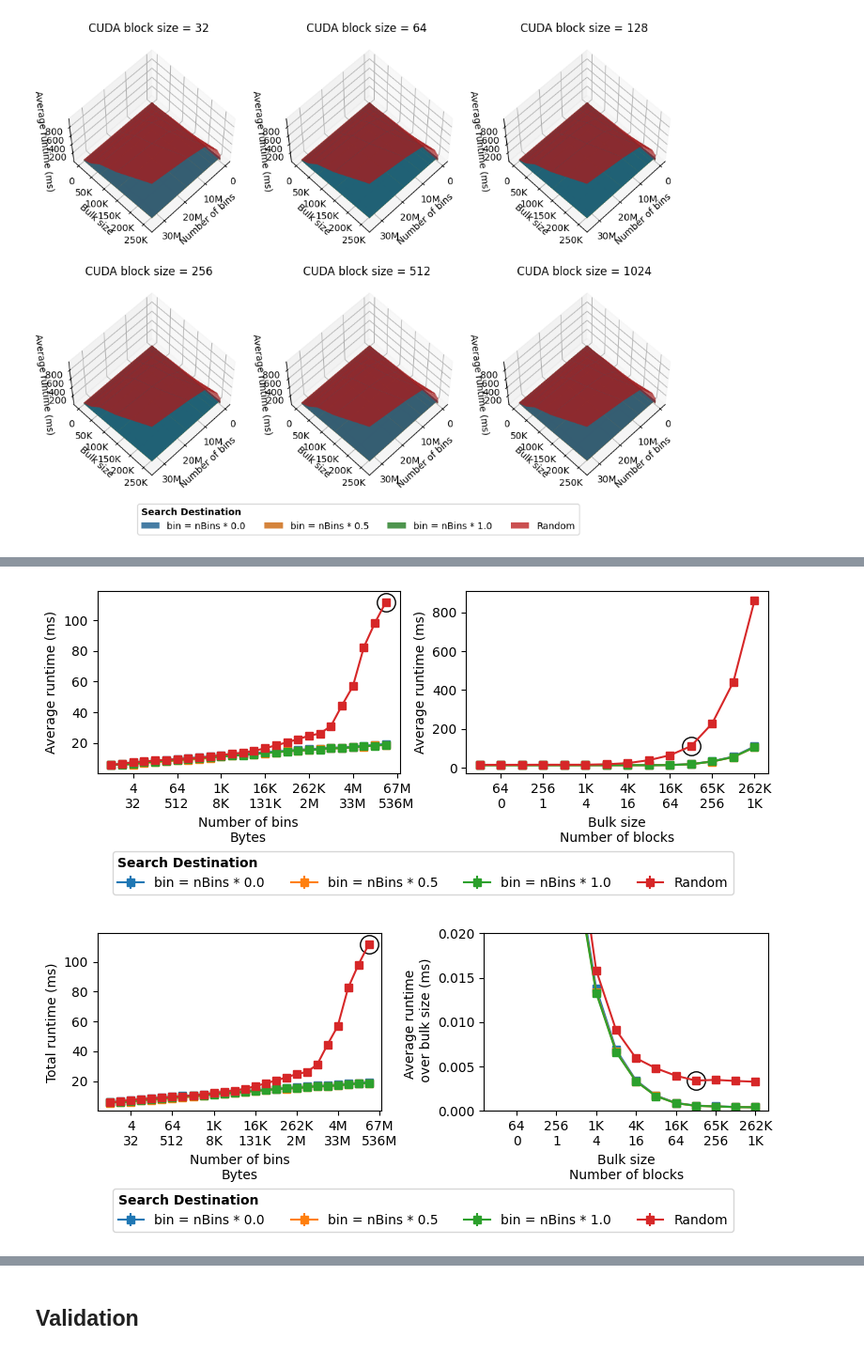
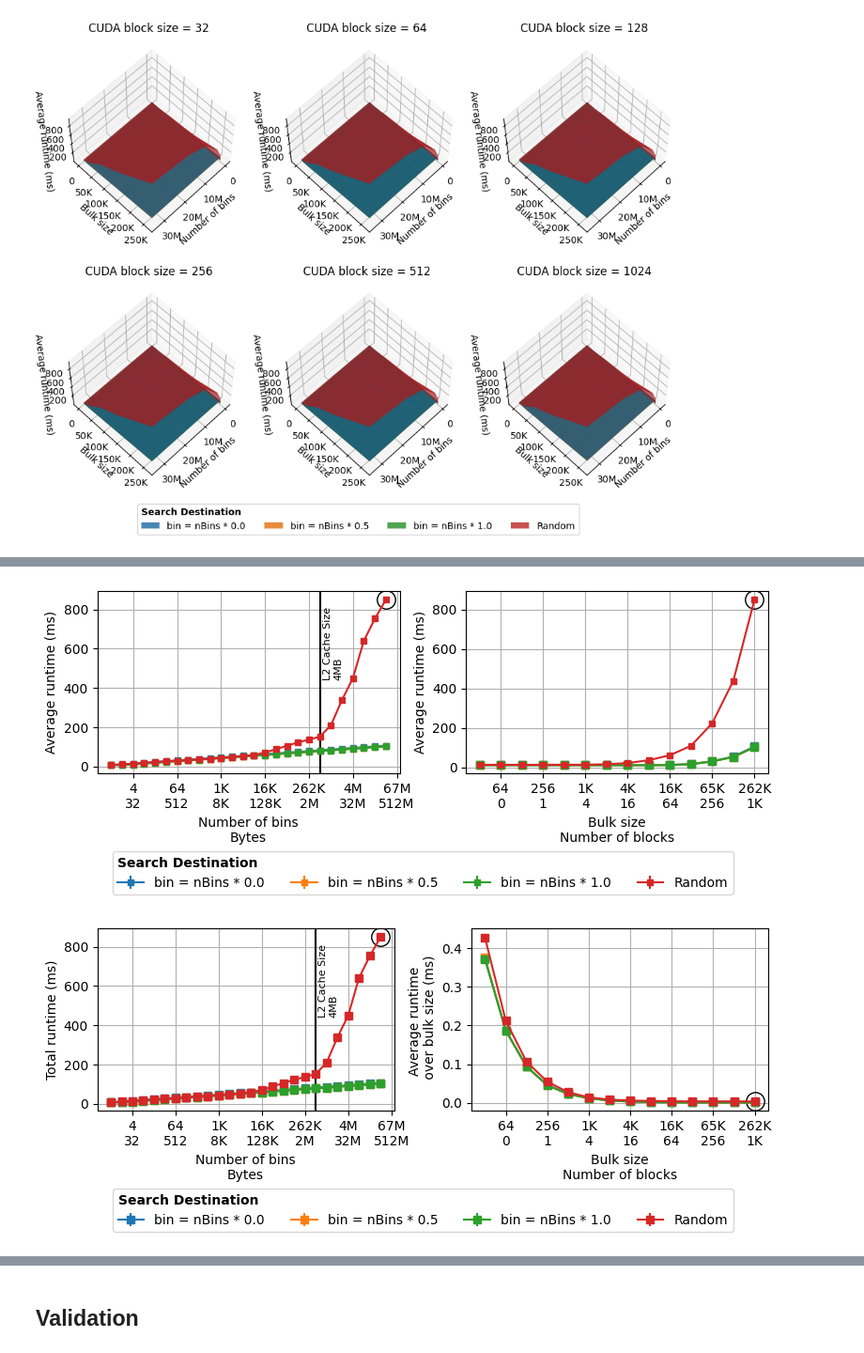
Before and after one commit to jolly-chen/msc-project, a Jupyter notebook: gpu-synchronous/validation-das6.ipynb, the cells around one changed output, grey strips where cells are left out. Shown at 94% size. Saved outputs shown, nothing was run; the diff lists cells and outputs as text; code cells hidden in the pictures.

```diff
--- a/gpu-synchronous/validation-das6.ipynb
+++ b/gpu-synchronous/validation-das6.ipynb
@@ -298,3 +275,7 @@ def get_group(n):
+# %%
+a4000_maxsmem = 49152 # 48 KB
+a4000_l2_size = 4194304 # 48 KB
+a4000_l2_persistent_size = 3145728 # 48 KB
 # %% [markdown]
 # Validation Data
 # %%
@@ -557,11 +539,11 @@ rep  = bsbm_mean["repetitions"].values[0]
 
 
 fig, axs = plt.subplots(nrows=2, ncols=3, subplot_kw={"projection": "3d"}, figsize=(10, 10))
-for bi, bs in enumerate(bsbm_mean.loc[bsbm_mean["func_name"] == "BinarySearchConstantGPU"]["blocksize"].unique()):
+for bi, bs in enumerate(bsbm_mean.loc[bsbm_mean["func_name"] == "BinarySearchGPUConstant"]["blocksize"].unique()):
     ax = axs[int(bi/3), bi%3]
-    for di, dest in enumerate(bsbm_mean.loc[bsbm_mean["func_name"] == "BinarySearchConstantGPU"]["param_3"].unique()):
+    for di, dest in enumerate(bsbm_mean.loc[bsbm_mean["func_name"] == "BinarySearchGPUConstant"]["param_3"].unique()):
         ax.set_title(f"CUDA block size = {bs}")
-        arg = ((bsbm_mean["func_name"] == "BinarySearchConstantGPU")
+        arg = ((bsbm_mean["func_name"] == "BinarySearchGPUConstant")
                & (bsbm_mean["param_3"] == dest)
                & (bsbm_mean["blocksize"] == bs)
               )
@@ -576,7 +558,7 @@ for bi, bs in enumerate(bsbm_mean.loc[bsbm_mean["func_name"] == "BinarySearchCon
                         label=f"bin = nBins * {int(dest)/4.}")
 
 
-    arg = ((bsbm_mean["func_name"] == "BinarySearchRandomGPU")
+    arg = ((bsbm_mean["func_name"] == "BinarySearchGPURandom")
            & (bsbm_mean["blocksize"] == selected_blocksize))
     avg = bsbm_mean.loc[arg]
     X = avg["nbins"].unique()
@@ -691,7 +669,7 @@ plt.show();
 figname = "../../images/gpu_binsearch_mb.pdf"
 
 selected_size = 33554432
-selected_bulksize = 32768
+selected_bulksize = 32768*8
 selected_blocksize = 256
 selected_val = 0
 unit = "ms"
@@ -701,9 +679,8 @@ norm = unit_to_unit_factor(bsbm_mean["time_unit"].values[0], unit) / rep
 fig = plt.figure(figsize=(8, 3))
 ax = plt.subplot(121)
 
-df = bsbm_mean.loc[arg]
-for di, dest in enumerate(bsbm_mean.loc[bsbm_mean["func_name"] == "BinarySearchConstantGPU"]["param_3"].unique()):
-    arg = ((bsbm_mean["func_name"] == "BinarySearchConstantGPU")
+for di, dest in enumerate(bsbm_mean.loc[bsbm_mean["func_name"] == "BinarySearchGPUConstant"]["param_3"].unique()):
+    arg = ((bsbm_mean["func_name"] == "BinarySearchGPUConstant")
            & (bsbm_mean["param_3"] == dest)
            & (bsbm_mean["bulksize"] == selected_bulksize)
            & (bsbm_mean["blocksize"] == selected_blocksize)
@@ -713,9 +690,9 @@ for di, dest in enumerate(bsbm_mean.loc[bsbm_mean["func_name"] == "BinarySearchC
     plt.errorbar(avg["nbins"],
                  avg["real_time"]  * norm,
                  yerr=std["real_time"] *norm,
-                 marker="s",label=f"bin = nBins * {int(dest)/4.}")
+                  label=f"bin = nBins * {int(dest)/4.}", **bm_style)
 
-selected_func = "BinarySearchRandomGPU"
+selected_func = "BinarySearchGPURandom"
 arg = ((bsbm_mean["func_name"] == selected_func)
        & (bsbm_mean["bulksize"] == selected_bulksize)
        & (bsbm_mean["blocksize"] == selected_blocksize)
@@ -724,8 +701,8 @@ avg = bsbm_mean.loc[arg]
 std = bsbm_std.loc[arg]
 plt.errorbar(avg["nbins"],
              avg["real_time"]  * norm,
-             yerr=std["real_time"] * norm,
-             marker="s", label=f"Random"
+             yerr=std["real_time"] * norm, label=f"Random",
+             **bm_style
             )
 
 
@@ -735,16 +712,20 @@ plt.plot(selected_size,
 
 plt.xlabel("Number of bins\nBytes")
 plt.xscale("log", base=2)
-ax.xaxis.set_major_formatter(ticker.FuncFormatter(lambda x, _: f"{human_readable(int(x))}\n{human_readable(int(x)*8)}"))
+ax.xaxis.set_major_formatter(ticker.FuncFormatter(lambda x, _: f"{human_readable(int(x))}\n{human_readable(int(x)*8, bytes=True)}"))
 plt.ylabel(f"Average runtime ({unit})")
 # plt.yscale("symlog")
 # plt.ylim([3.5, 8])
+plt.grid()
+
+plt.axvline(x=a4000_l2_size/8, c="k")
+plt.text(a4000_l2_size/8*1.2, 450, f'L2 Cache Size\n{human_readable(a4000_l2_size, bytes=True)}B',rotation=90, fontsize=8)
 
 #############
 
 ax = plt.subplot(122)
-for di, dest in enumerate(bsbm_mean.loc[bsbm_mean["func_name"] == "BinarySearchConstantGPU"]["param_3"].unique()):
-    arg = ((bsbm_mean["func_name"] == "BinarySearchConstantGPU")
+for di, dest in enumerate(bsbm_mean.loc[bsbm_mean["func_name"] == "BinarySearchGPUConstant"]["param_3"].unique()):
+    arg = ((bsbm_mean["func_name"] == "BinarySearchGPUConstant")
            &  (bsbm_mean["param_3"] == dest)
            & (bsbm_mean["nbins"] == selected_size)
            & (bsbm_mean["blocksize"] == selected_blocksize))
@@ -761,10 +742,8 @@ arg = ((bsbm_mean["func_name"] == selected_func)
 avg = bsbm_mean.loc[arg]
 std = bsbm_std.loc[arg]
 plt.errorbar(avg["bulksize"], avg["real_time"]  * norm,
-             yerr=std["real_time"] * norm,
+             yerr=std["real_time"] * norm, **bm_style,
              # label=f"v = {int(dest)/4.}"
-                 marker="s",
-
             )
 
 plt.plot(selected_bulksize,
@@ -781,18 +760,19 @@ plt.ylabel(f"Average runtime ({unit})")
 # plt.yscale("symlog")
 # plt.ylim([3.5, 8])
 
+plt.grid()
 plt.tight_layout()
 fig.legend(title="Search Destination",alignment="left", title_fontproperties={'weight':'bold'},
            loc='lower left', bbox_to_anchor=(.1, -0.15), ncols=4)
-# plt.savefig(figname, format="pdf", bbox_inches='tight')
+plt.savefig(figname, format="pdf", bbox_inches='tight')
 plt.show();
 # %% [output]
-[figure, old version]
+[figure, new version]
 # %%
 figname = "../../images/gpu_binsearch_mb_avg.pdf"
 
 selected_size = 33554432
-selected_bulksize = 32768
+selected_bulksize = 32768*8
 selected_blocksize = 256
 selected_val = 0
 unit = "ms"
@@ -803,8 +783,8 @@ fig = plt.figure(figsize=(8, 3))
 ax = plt.subplot(121)
 
 df = bsbm_mean.loc[arg]
-for di, dest in enumerate(bsbm_mean.loc[bsbm_mean["func_name"] == "BinarySearchConstantGPU"]["param_3"].unique()):
-    arg = ((bsbm_mean["func_name"] == "BinarySearchConstantGPU")
+for di, dest in enumerate(bsbm_mean.loc[bsbm_mean["func_name"] == "BinarySearchGPUConstant"]["param_3"].unique()):
+    arg = ((bsbm_mean["func_name"] == "BinarySearchGPUConstant")
            & (bsbm_mean["param_3"] == dest)
            & (bsbm_mean["bulksize"] == selected_bulksize)
            & (bsbm_mean["blocksize"] == selected_blocksize)
@@ -816,7 +796,7 @@ for di, dest in enumerate(bsbm_mean.loc[bsbm_mean["func_name"] == "BinarySearchC
                  yerr=std["real_time"] * norm,
                  marker="s",label=f"bin = nBins * {int(dest)/4.}")
 
-selected_func = "BinarySearchRandomGPU"
+selected_func = "BinarySearchGPURandom"
 arg = ((bsbm_mean["func_name"] == selected_func)
        & (bsbm_mean["bulksize"] == selected_bulksize)
        & (bsbm_mean["blocksize"] == selected_blocksize)
@@ -836,16 +816,19 @@ plt.plot(selected_size,
 
 plt.xlabel("Number of bins\nBytes")
 plt.xscale("log", base=2)
-ax.xaxis.set_major_formatter(ticker.FuncFormatter(lambda x, _: f"{human_readable(int(x))}\n{human_readable(int(x)*8)}"))
+ax.xaxis.set_major_formatter(ticker.FuncFormatter(lambda x, _: f"{human_readable(int(x))}\n{human_readable(int(x)*8, bytes=True)}"))
 plt.ylabel(f"Total runtime ({unit})")
 # plt.yscale("symlog")
 # plt.ylim([3.5, 8])
+plt.grid()
+plt.axvline(x=a4000_l2_size/8, c="k")
+plt.text(a4000_l2_size/8*1.2, 450, f'L2 Cache Size\n{human_readable(a4000_l2_size, bytes=True)}B',rotation=90, fontsize=8)
 
 #############
 
 ax = plt.subplot(122)
-for di, dest in enumerate(bsbm_mean.loc[bsbm_mean["func_name"] == "BinarySearchConstantGPU"]["param_3"].unique()):
-    arg = ((bsbm_mean["func_name"] == "BinarySearchConstantGPU")
+for di, dest in enumerate(bsbm_mean.loc[bsbm_mean["func_name"] == "BinarySearchGPUConstant"]["param_3"].unique()):
+    arg = ((bsbm_mean["func_name"] == "BinarySearchGPUConstant")
            &  (bsbm_mean["param_3"] == dest)
            & (bsbm_mean["nbins"] == selected_size)
            & (bsbm_mean["blocksize"] == selected_blocksize))
@@ -860,33 +843,34 @@ arg = ((bsbm_mean["func_name"] == selected_func)
        & (bsbm_mean["nbins"] == selected_size)
        & (bsbm_mean["blocksize"] == selected_blocksize))
 avg = bsbm_mean.loc[arg]
 std = bsbm_std.loc[arg]
 plt.errorbar(avg["bulksize"], avg["real_time"]  * norm / avg["bulksize"],
              yerr=std["real_time"] * norm / avg["bulksize"],
              # label=f"v = {int(dest)/4.}"
                  marker="s",
 
             )
 
 plt.plot(selected_bulksize,
             avg.loc[avg["bulksize"] == selected_bulksize]["real_time"] * norm / selected_bulksize,
-            'ok', ms=14, markerfacecolor="None",)
+            **sl_style)
 
 plt.xlabel("Bulk size\nNumber of blocks")
 plt.xscale("log", base=2)
 ax.xaxis.set_major_formatter(ticker.FuncFormatter(lambda x, pos: f"{human_readable(int(x))}\n{human_readable(x/selected_blocksize)}"))
 # secax = ax.secondary_xaxis('bottom')
 # secax.set_xlabel('period [s]')
 
 plt.ylabel(f"Average runtime \n over bulk size ({unit})")
 # plt.yscale("symlog")
 # plt.ylim([3.5, 8])
-ax.set_ylim([0, 0.02])
+# ax.set_ylim([0, 0.02])
+plt.grid()
 
 plt.tight_layout()
 fig.legend(title="Search Destination",alignment="left", title_fontproperties={'weight':'bold'},
            loc='lower left', bbox_to_anchor=(.1, -0.15), ncols=4)
 plt.savefig(figname, format="pdf", bbox_inches='tight')
 plt.show();
 # %% [output]
-[figure, old version]
+[figure, new version]
```
Also changed, not shown: parts of 33 cells of this notebook.
